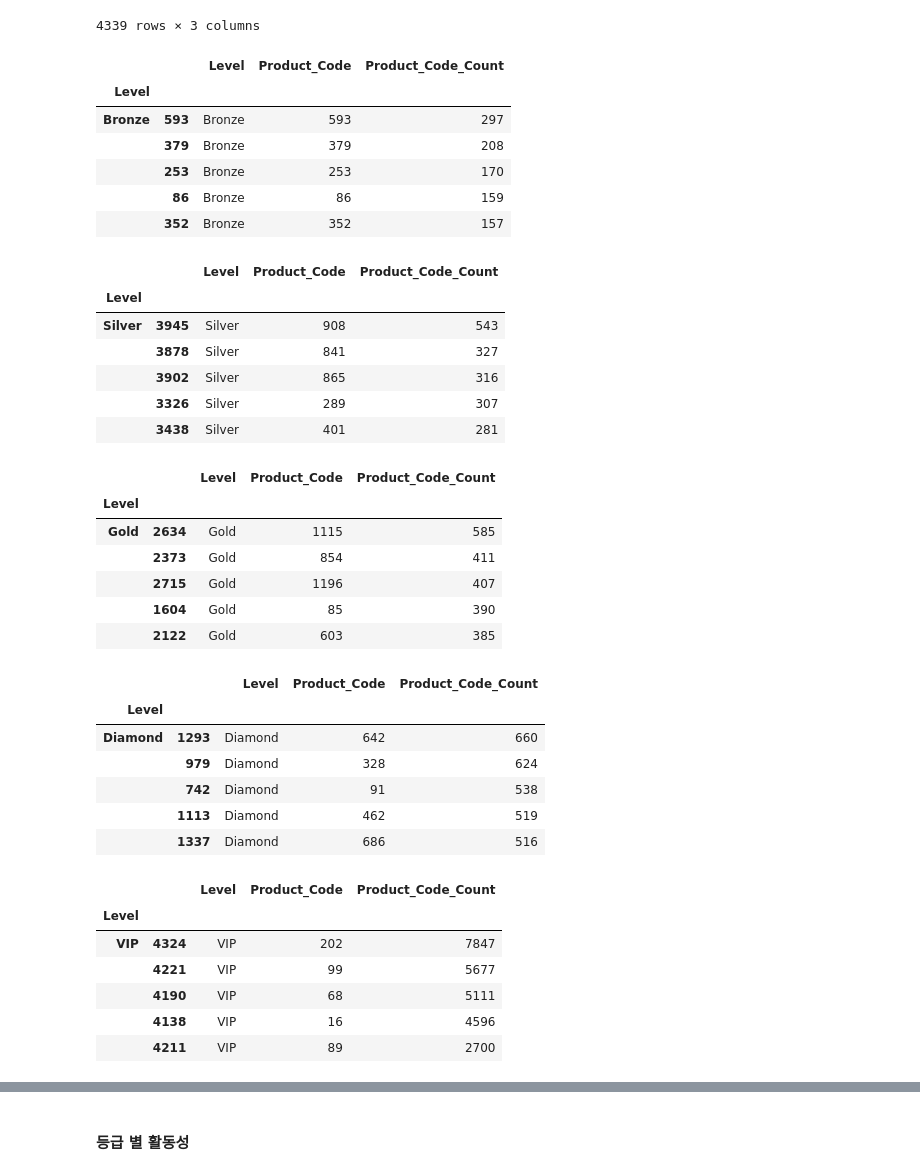
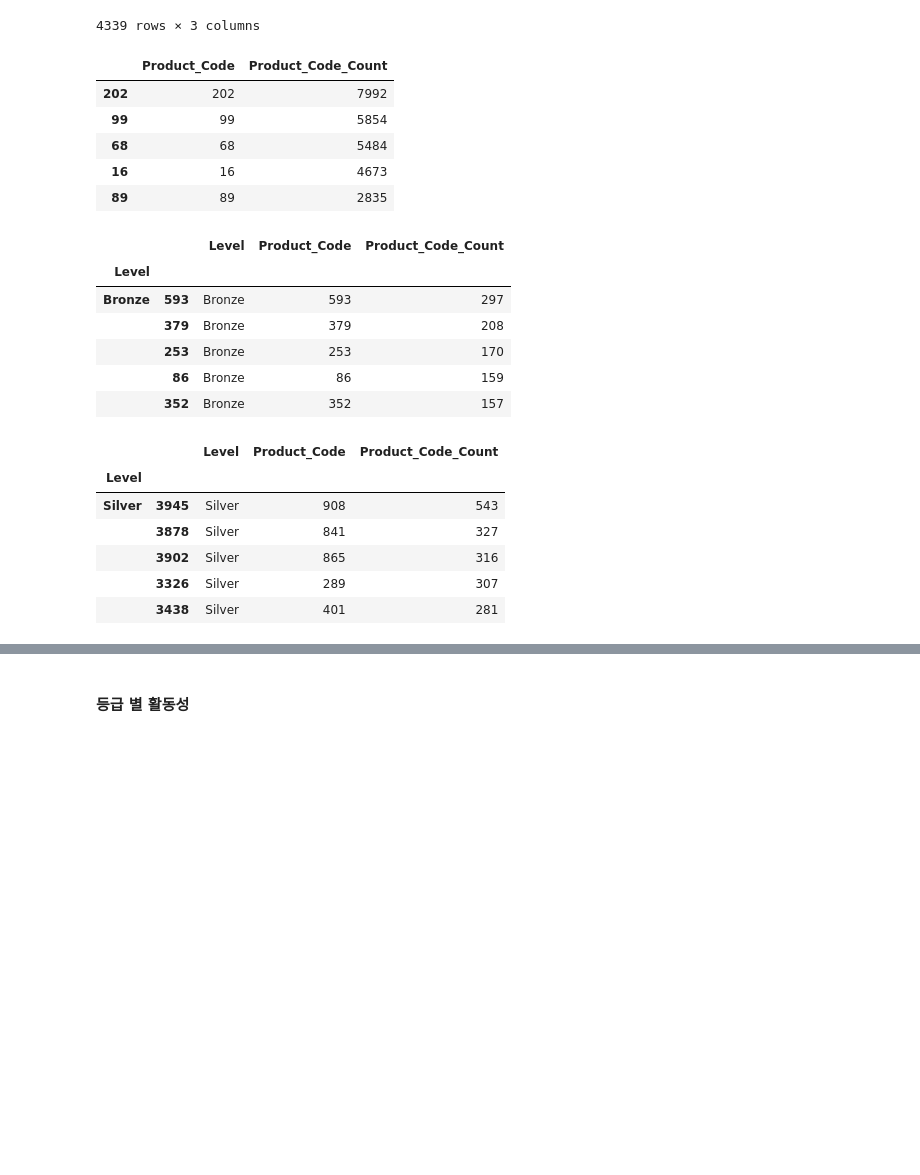
Before and after one commit to songseogyeong/study_data_analysis, a Jupyter notebook: d_rfm/c_RFM_task02.ipynb, the cells around one changed output, grey strips where cells are left out. Cells and saved outputs as stored; diff of their text form; code cells hidden in the pictures; blank space fills up the shorter version.

```diff
--- a/d_rfm/c_RFM_task02.ipynb
+++ b/d_rfm/c_RFM_task02.ipynb
@@ -794,6 +802,10 @@ display(level_product_counts)
 | 4338 | VIP | 216 | 756 |
 4339 rows × 3 columns
 # %%
+# 전체 상위 5개 상품
+all_df = level_product_counts.groupby('Product_Code')['Product_Code_Count'].sum().reset_index()
+top_all_df = all_df.nlargest(5, 'Product_Code_Count')
+
 # 브론즈 상위 5개 상품
 bronze_df = level_product_counts[level_product_counts['Level'] == 'Bronze']
 
@@ -824,44 +836,30 @@ vip_df = level_product_counts[level_product_counts['Level'] == 'VIP']
 # 등급별로 상위 5개의 상품 선택(nlargest: 가장 큰 값 가져와줌)(nsmallest: 가장 작은 값 가져와줌)
 top_vip_df = vip_df.groupby('Level').apply(lambda x: x.nlargest(5, 'Product_Code_Count'))
 # %%
+display(top_all_df)
 display(top_bronze_df)
 display(top_silver_df)
 display(top_gold_df)
 display(top_diamond_df)
 display(top_vip_df)
 # %% [output]
-|  |  | Level | Product_Code | Product_Code_Count |
-| Level |  |  |  |  |
-| Bronze | 593 | Bronze | 593 | 297 |
-|  | 379 | Bronze | 379 | 208 |
-|  | 253 | Bronze | 253 | 170 |
-|  | 86 | Bronze | 86 | 159 |
-|  | 352 | Bronze | 352 | 157 |
+|  | Product_Code | Product_Code_Count |
+| 202 | 202 | 7992 |
+| 99 | 99 | 5854 |
+| 68 | 68 | 5484 |
+| 16 | 16 | 4673 |
+| 89 | 89 | 2835 |
 |  |  | Level | Product_Code | Product_Code_Count |
 | Level |  |  |  |  |
-| Silver | 3945 | Silver | 908 | 543 |
-|  | 3878 | Silver | 841 | 327 |
-|  | 3902 | Silver | 865 | 316 |
-|  | 3326 | Silver | 289 | 307 |
-|  | 3438 | Silver | 401 | 281 |
+| Bronze | 593 | Bronze | 593 | 297 |
+|  | 379 | Bronze | 379 | 208 |
+|  | 253 | Bronze | 253 | 170 |
+|  | 86 | Bronze | 86 | 159 |
+|  | 352 | Bronze | 352 | 157 |
 |  |  | Level | Product_Code | Product_Code_Count |
 | Level |  |  |  |  |
-| Gold | 2634 | Gold | 1115 | 585 |
-|  | 2373 | Gold | 854 | 411 |
-|  | 2715 | Gold | 1196 | 407 |
-|  | 1604 | Gold | 85 | 390 |
-|  | 2122 | Gold | 603 | 385 |
+| Silver | 3945 | Silver | 908 | 543 |
+|  | 3878 | Silver | 841 | 327 |
+|  | 3902 | Silver | 865 | 316 |
+|  | 3326 | Silver | 289 | 307 |
+|  | 3438 | Silver | 401 | 281 |
-|  |  | Level | Product_Code | Product_Code_Count |
-| Level |  |  |  |  |
-| Diamond | 1293 | Diamond | 642 | 660 |
-|  | 979 | Diamond | 328 | 624 |
-|  | 742 | Diamond | 91 | 538 |
-|  | 1113 | Diamond | 462 | 519 |
-|  | 1337 | Diamond | 686 | 516 |
-|  |  | Level | Product_Code | Product_Code_Count |
-| Level |  |  |  |  |
-| VIP | 4324 | VIP | 202 | 7847 |
-|  | 4221 | VIP | 99 | 5677 |
-|  | 4190 | VIP | 68 | 5111 |
-|  | 4138 | VIP | 16 | 4596 |
-|  | 4211 | VIP | 89 | 2700 |
```
Also changed, not shown: parts of 22 cells of this notebook.
